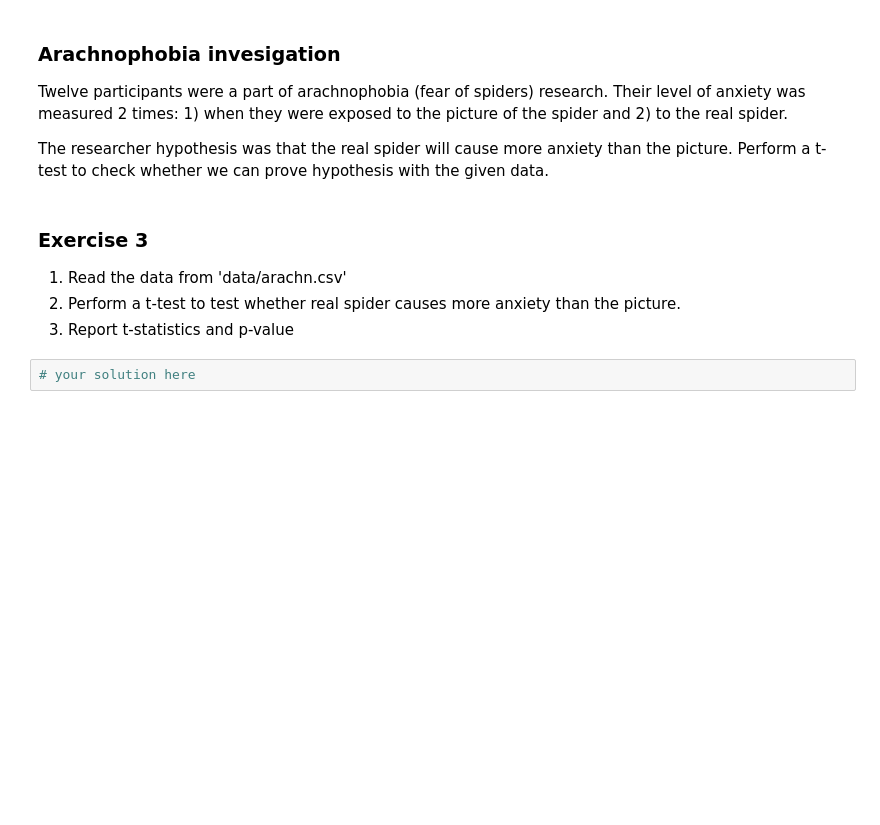
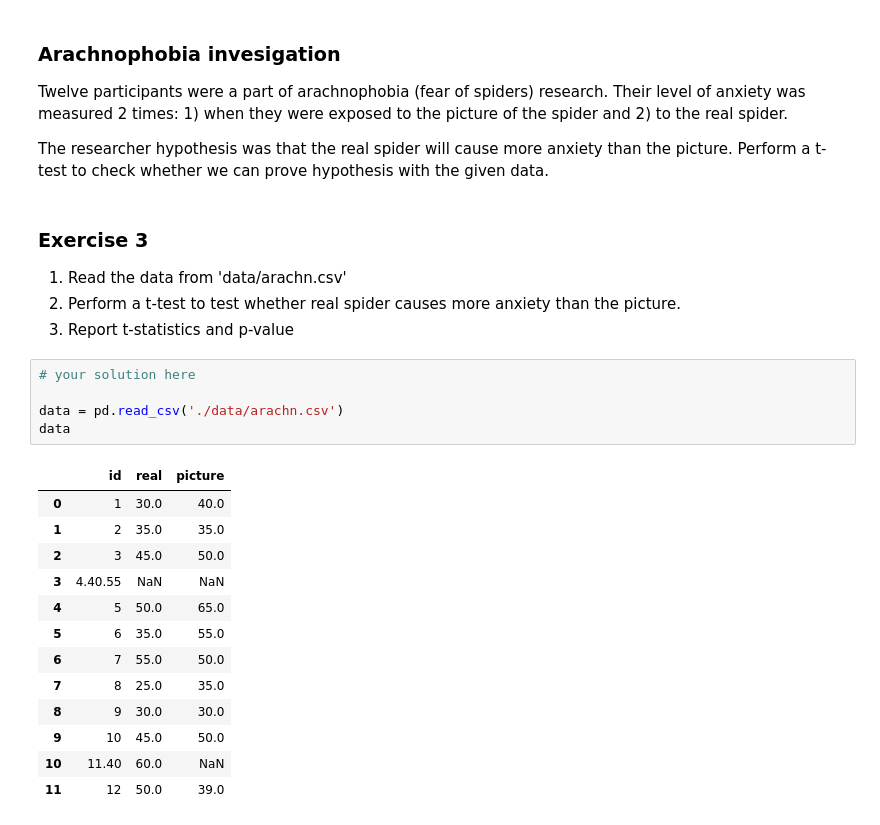
Before and after one commit to fafasonga/advstat-labs, a Jupyter notebook: Lab03/Lab03.ipynb, the cells around one changed output. Saved outputs shown, nothing was run; the diff lists cells and outputs as text; blank space fills up the shorter version.

```diff
--- a/Lab03/Lab03.ipynb
+++ b/Lab03/Lab03.ipynb
@@ -142,3 +173,20 @@ The researcher hypothesis was that the real spider will cause more anxiety than
 3. Report t-statistics and p-value
 # %%
 # your solution here
+
+data = pd.read_csv('./data/arachn.csv')
+data
+# %% [output]
+|  | id | real | picture |
+| 0 | 1 | 30.0 | 40.0 |
+| 1 | 2 | 35.0 | 35.0 |
+| 2 | 3 | 45.0 | 50.0 |
+| 3 | 4.40.55 | NaN | NaN |
+| 4 | 5 | 50.0 | 65.0 |
+| 5 | 6 | 35.0 | 55.0 |
+| 6 | 7 | 55.0 | 50.0 |
+| 7 | 8 | 25.0 | 35.0 |
+| 8 | 9 | 30.0 | 30.0 |
+| 9 | 10 | 45.0 | 50.0 |
+| 10 | 11.40 | 60.0 | NaN |
+| 11 | 12 | 50.0 | 39.0 |
```
Also changed, not shown: parts of 5 cells of this notebook.
